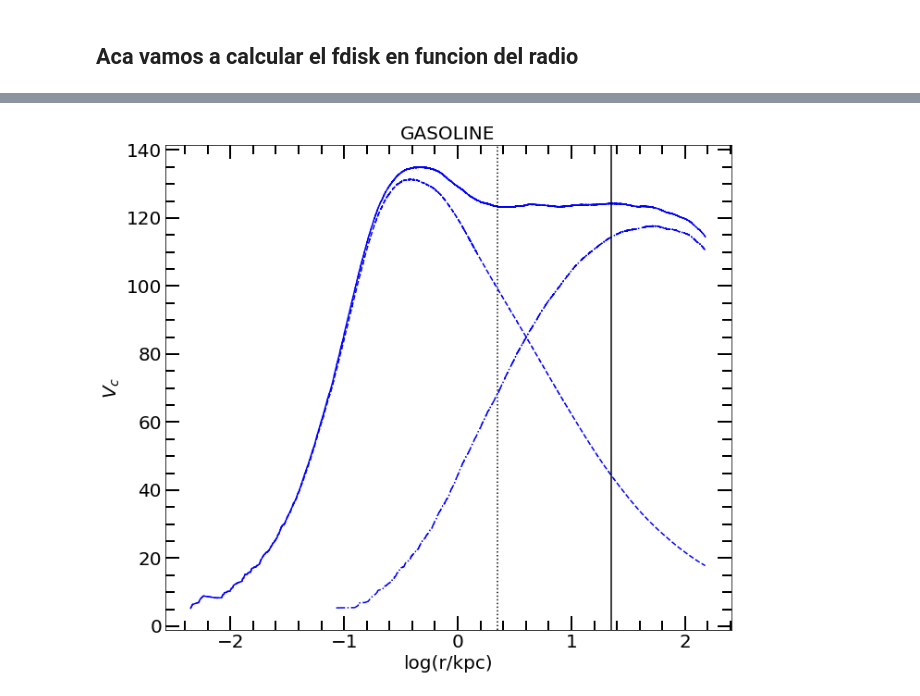
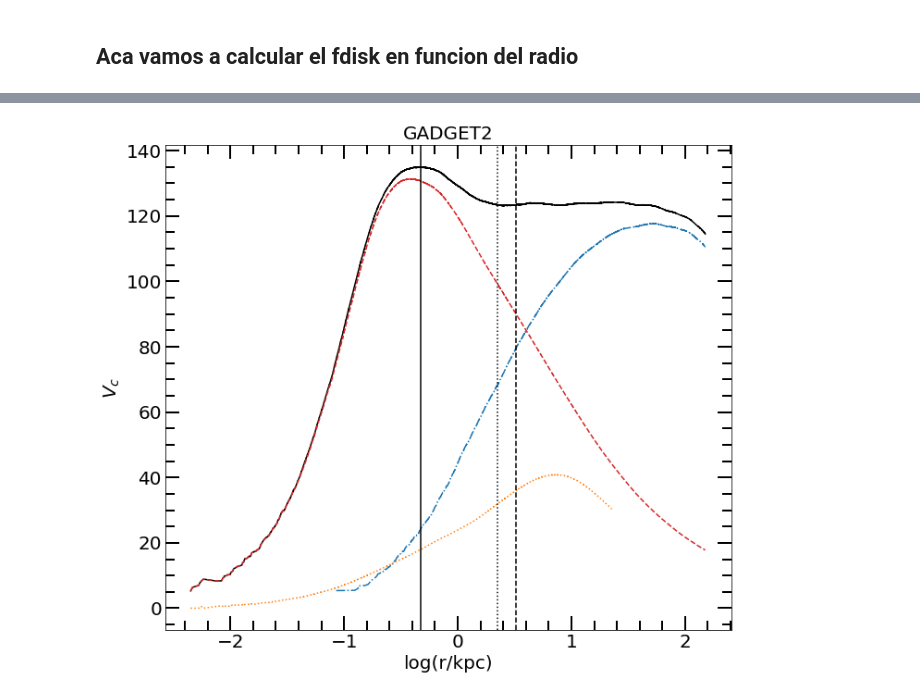
Before and after one commit to ornemarioni/Barras_GdGs, a Jupyter notebook: Barras_Gd/programs/fdisk_vsR_test_referee.ipynb, the cells around one changed output, grey strips where cells are left out. Saved outputs shown, nothing was run; the diff lists cells and outputs as text; code cells hidden in the pictures.

Commit message:
calcule el vcirc con Md

```diff
--- a/Barras_Gd/programs/fdisk_vsR_test_referee.ipynb
+++ b/Barras_Gd/programs/fdisk_vsR_test_referee.ipynb
@@ -276,42 +334,78 @@ for i in range(0,3):
     Mc_tot = np.cumsum((mtot[limit_tot])[rtot_indice])
 
 #--------------------------------------------------------------
-    Mc_tot = Mc_tot[1:]
-    Mc_str = Mc_str[1:]
-    Mc_gas = Mc_gas[1:]
-    Mc_drk = Mc_drk[1:]
 
-    rtot = rtot_sort[1:]
-    rstr = rstr_sort[1:]
-    rgas = rgas_sort[1:]
-    rdrk = rdrk_sort[1:]
+    Vtot = np.sqrt((G*Mc_tot[1:])/rtot_sort[1:])
+    Vstr = np.sqrt((G*Mc_str[1:])/rstr_sort[1:])
+    Vgas = np.sqrt((G*Mc_gas[1:])/rgas_sort[1:])
+    Vdrk = np.sqrt((G*Mc_drk[1:])/rdrk_sort[1:])
 
-    rgal = rgal
+    rmax = rtot_sort[np.argmax(Vtot)]
+#----------------------------------------------------------------------------------------
+#componentes de la velocidad del centro de masa
+    veloc, = np.where(rstr < r50)
 
-    Vtot = np.sqrt((G*Mc_tot)/rtot)
-    Vstr = np.sqrt((G*Mc_str)/rstr)
-    Vgas = np.sqrt((G*Mc_gas)/rgas)
-    Vdrk = np.sqrt((G*Mc_drk)/rdrk)
+    vxcm = sum(mstr[veloc]*v_x[veloc])/sum(mstr[veloc])
+    vycm = sum(mstr[veloc]*v_y[veloc])/sum(mstr[veloc])
+    vzcm = sum(mstr[veloc]*v_z[veloc])/sum(mstr[veloc])
 
-    dtot = np.absolute(r50-rtot)
-    dstr = np.absolute(r50-rstr)
-    lmax = np.log10(Vtot[np.argmin(dtot)])
-    lmin = np.log10(Vstr[np.argmin(dstr)])
+    #velocidades de las estrellas respecto del centro de masa de la galaxia
+    vx = v_x - vxcm
+    vy = v_y - vycm
+    vz = v_z - vzcm
 
-    print ('Vtot/Vstr (r50) = ', lmax/lmin)
+    #-------------------------------------------------------------------------------------
+    #hago la rotación de las coordenadas respecto del momento angular
+    e1x,e2x,e3x,e1y,e2y,e3y,e1z,e2z,e3z = rot.rot1(mstr,xstr,ystr,zstr,vx,vy,vz,3*aexp)
+
+    xn = e1x*xstr + e1y*ystr + e1z*zstr
+    yn = e2x*xstr + e2y*ystr + e2z*zstr
+    zn = e3x*xstr + e3y*ystr + e3z*zstr
+    vxn = e1x*vx + e1y*vy + e1z*vz
+    vyn = e2x*vx + e2y*vy + e2z*vz
+    vzn = e3x*vx + e3y*vy + e3z*vz
+
+    rn = np.sqrt(xn**2 + yn**2 + zn**2 )
+
+    limit, = np.where(rn < rgal )
+
+    R = np.sqrt(xn[limit]**2+yn[limit]**2)
+    Rsort = np.sort(R[1:])
+
+    nbin = 25
+    den, Rbin = density.surf_density(R[1:],mstr[limit][1:],nbin)
+
+
+    cut, = np.where(Rbin > 3*aexp)
+    pol  = np.polyfit(Rbin[cut],np.log(den[cut]),1)
+
+    Rd = -1./pol[0]
+
+    Sigma_0 = np.exp(pol[1])
+
+    Md = 2*np.pi * Sigma_0 * Rd**2 * (1 - np.exp(-Rsort/Rd) * (1 + Rsort/Rd))
+
+    rsort =np.sort(rn[limit][1:])
+    Vd = np.sqrt(G*Md/rsort)
+#     nbin = 50
+#     Vd, r_disk = vcirc.Vc_bin(rn[limit], Md_int, nbin)
+
+    print ('Md = ', '%1.5e'%Md[-1], 'Rd = ', '%2.5f'%Rd)
+    ##------------------------------------------------------------------------------------------------------
 
     fig, ax = plt.subplots(nrows=1, ncols=1, figsize=(10, 8))# sharey=True, sharex=True)
             #                        gridspec_kw = {'height_ratios':[3,1,3,1]})
     fig.subplots_adjust(bottom=0.06, left =0.12, right = 0.97, top = 0.97, wspace=0., hspace= 0)
 
 
-    ax.plot(np.log10(rtot), Vtot, '-', lw=1.5, color=colors[i], label = 'Total')
-    ax.plot(np.log10(rstr), Vstr, '--',lw=1.5, color=colors[i], label = 'Stars')
-    ax.plot(np.log10(rdrk), Vdrk, '-.',lw=1.5, color=colors[i], label =' Dark Matter')
+    ax.plot(np.log10(rtot_sort[1:]), Vtot, '-', lw=1.5, color = 'k', label = 'Total')
+    ax.plot(np.log10(rstr_sort[1:]), Vstr, '--',lw=1.5, color = 'tab:red', label = 'Stars')
+    ax.plot(np.log10(rdrk_sort[1:]), Vdrk, '-.',lw=1.5, color = 'tab:blue', label =' Dark Matter')
+    ax.plot(np.log10(rsort), Vd, ':',lw=1.5,   color = 'tab:orange', label =' M_disc')
     ax.axvline(x=np.log10(r50), lw=1.5, ls = ':', color='k')
-    ax.axvline(x=np.log10(rgal),lw=1.5, color='k')
-#     ax.axvline(x=np.log10(Rd[i]),lw=1.5, ls = '--', color='k')
-#     ax.set_ylim(1.5,2.3)
+    ax.axvline(x=np.log10(rmax),lw=1.5, color='k')
+    ax.axvline(x=np.log10(Rd),lw=1.5, ls = '--', color='k')
+    #     ax.set_ylim(1.5,2.3)
 #     ax.set_xlim(0,30)
     ax.set_ylabel(r'$V_c$', fontsize=20)
     ax.set_xlabel(r'log(r/kpc)',fontsize=20)
@@ -320,7 +414,7 @@ for i in range(0,3):
     ax.tick_params( labelsize=20)
     ax.tick_params('both', length=10, width=2,which='minor', direction='in', right=True,top=True)
     ax.tick_params('both', length=15, width=2,which='major', direction='in', right=True,top=True)
-    ax.set_title('GASOLINE', loc='center', fontsize=20)
-
+    ax.set_title('GADGET2', loc='center', fontsize=20)
+    #     ax.legend(fontsize=18,frameon=False)
     plt.show()
 # %% [output]
@@ -330 +424 @@ Vtot/Vstr (r50) =  1.0474052
-[figure, old version]
+[figure, new version]
```
Also changed, not shown: parts of 3 cells of this notebook, 1 other file.
